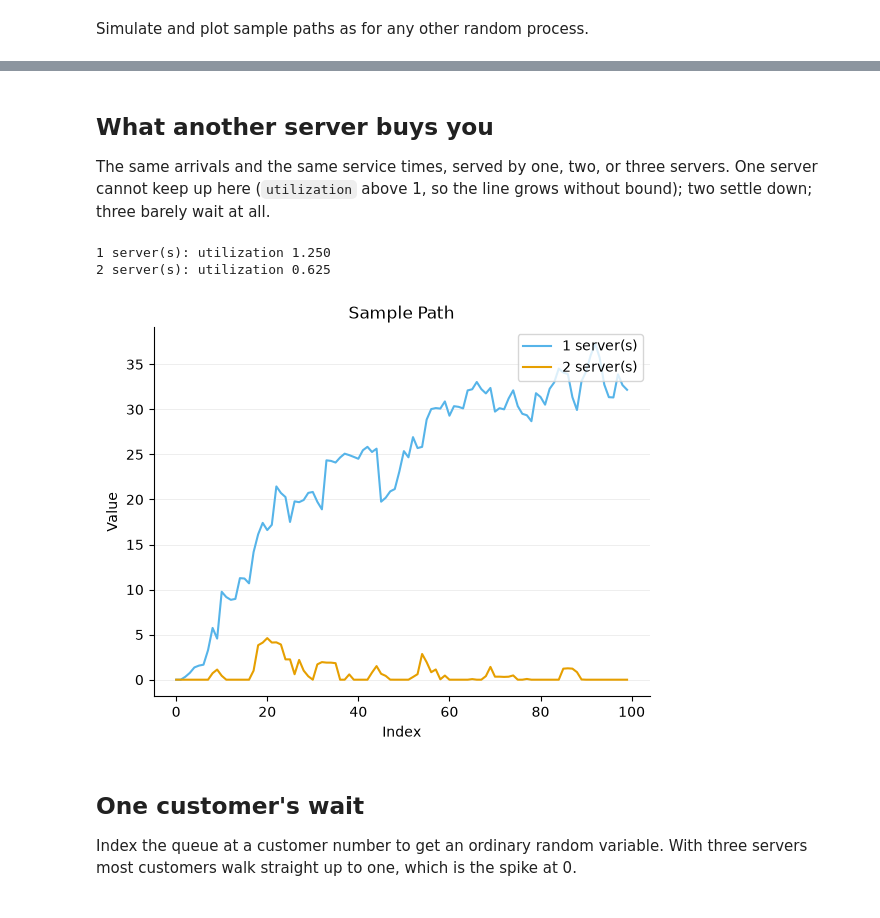
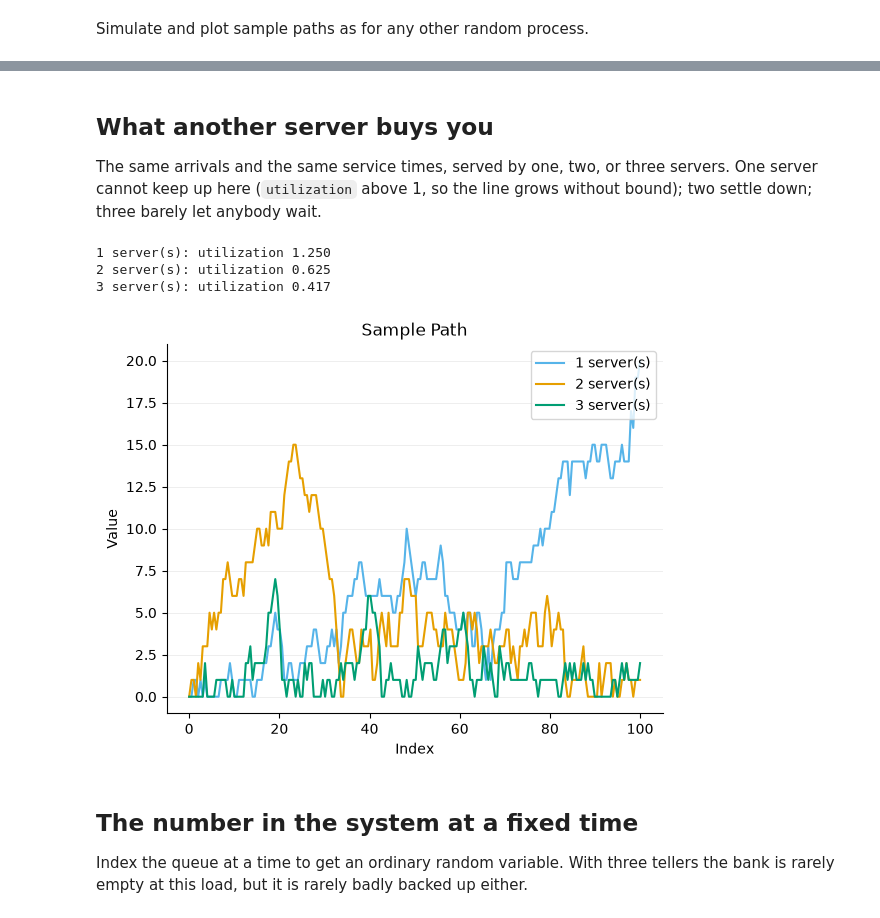
Before and after one commit to calpoly-symbulate/symbulate, a Jupyter notebook: team/models-and-sim-design/ggs_queue_demo.ipynb, the cells around one changed output, grey strips where cells are left out. Saved outputs shown, nothing was run; the diff lists cells and outputs as text; code cells hidden in the pictures.

Commit message:
Feature: remodeled GG queues to modell count in system.

```diff
--- a/team/models-and-sim-design/ggs_queue_demo.ipynb
+++ b/team/models-and-sim-design/ggs_queue_demo.ipynb
@@ -68,21 +63,22 @@ bank.sim(4).plot(tmin=0, tmax=80)
 ## What another server buys you
 
 The same arrivals and the same service times, served by one, two, or three servers. One
-server cannot keep up here (`utilization` above 1, so the line grows without bound);
-two settle down; three barely wait at all.
+server cannot keep up here (`utilization` above 1, so the line grows without bound); two
+settle down; three barely let anybody wait.
 # %%
-for servers in [1, 2]:
+for servers in [1, 2, 3]:
     queue = GGs(Exponential(rate=1), Exponential(rate=0.8), servers=servers)
     print(f"{servers} server(s): utilization {queue.utilization:.3f}")
     # One path each, so the three are easy to tell apart.
     queue.sim(1).plot(tmin=0, tmax=100, label=f"{servers} server(s)")
 # %% [output]
 1 server(s): utilization 1.250
 2 server(s): utilization 0.625
+3 server(s): utilization 0.417
-[figure, old version]
+[figure, new version]
-# %% [markdown]
-## One customer's wait
-
-Index the queue at a customer number to get an ordinary random variable. With three
-servers most customers walk straight up to one, which is the spike at 0.
+# %% [markdown]
+## The number in the system at a fixed time
+
+Index the queue at a time to get an ordinary random variable. With three tellers the bank
+is rarely empty at this load, but it is rarely badly backed up either.
 # %%
```
Also changed, not shown: parts of 9 cells of this notebook, 4 other files.
